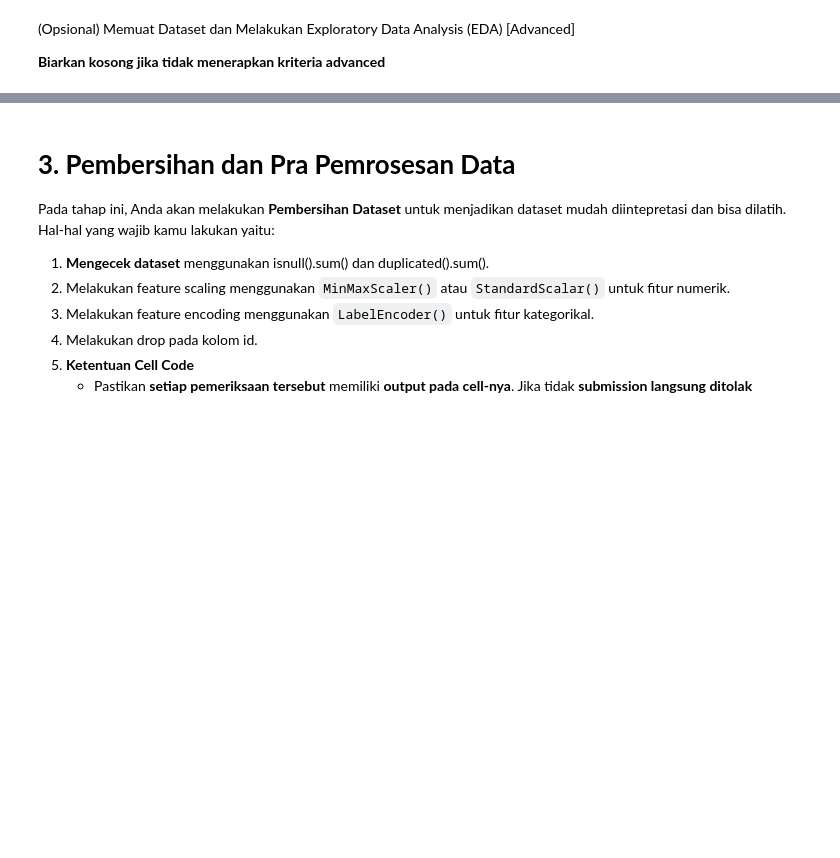
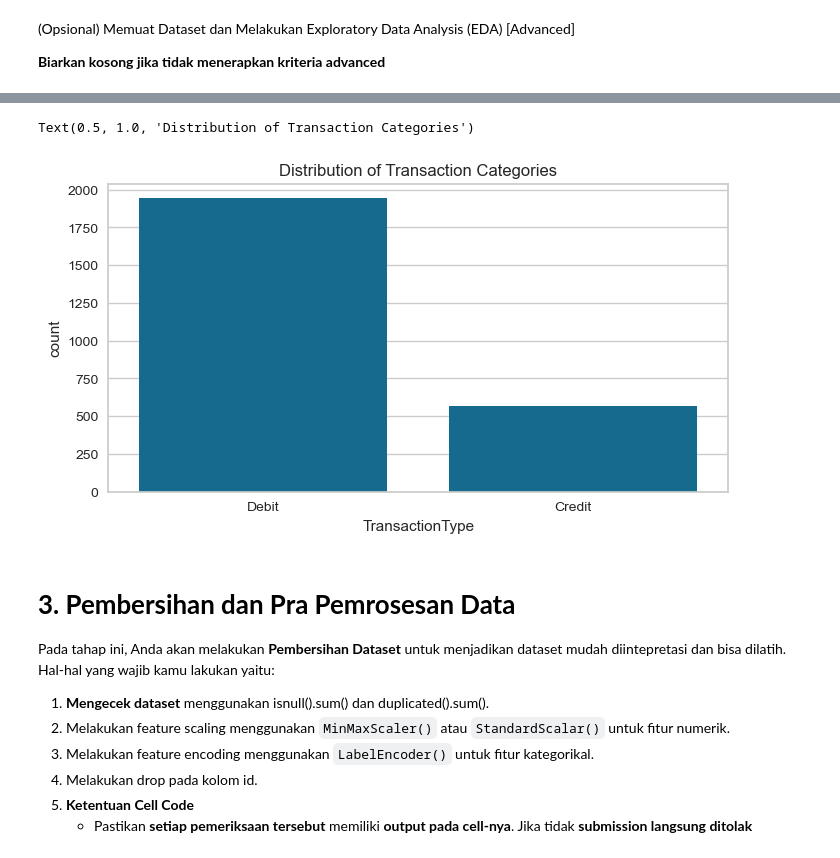
Before and after one commit to Sulbae/ML-Supervised-Unsupervised, a Jupyter notebook: [Clustering]_Submission_Akhir_BMLP_Anggun-Sulis-Setyawan.ipynb, the cells around one changed output, grey strips where cells are left out. Drawn from its saved outputs; the diff is of its cells as text; code cells hidden in the pictures; blank space fills up the shorter version.

```diff
--- a/[Clustering]_Submission_Akhir_BMLP_Anggun-Sulis-Setyawan.ipynb
+++ b/[Clustering]_Submission_Akhir_BMLP_Anggun-Sulis-Setyawan.ipynb
@@ -156,4 +183,8 @@ plt.show()
 # %%
-# Visualisasi yang lebih informatif (Opsional Advanced 2)
-sns.countplot(data=df, x='category')
+# Visualisasi Data TransactionType
+plt.figure(figsize=(8, 4))
+sns.countplot(data=df, x='TransactionType')
 plt.title('Distribution of Transaction Categories')
+# %% [output]
+Text(0.5, 1.0, 'Distribution of Transaction Categories')
+[figure, added]
```
Also changed, not shown: parts of 14 cells of this notebook.
